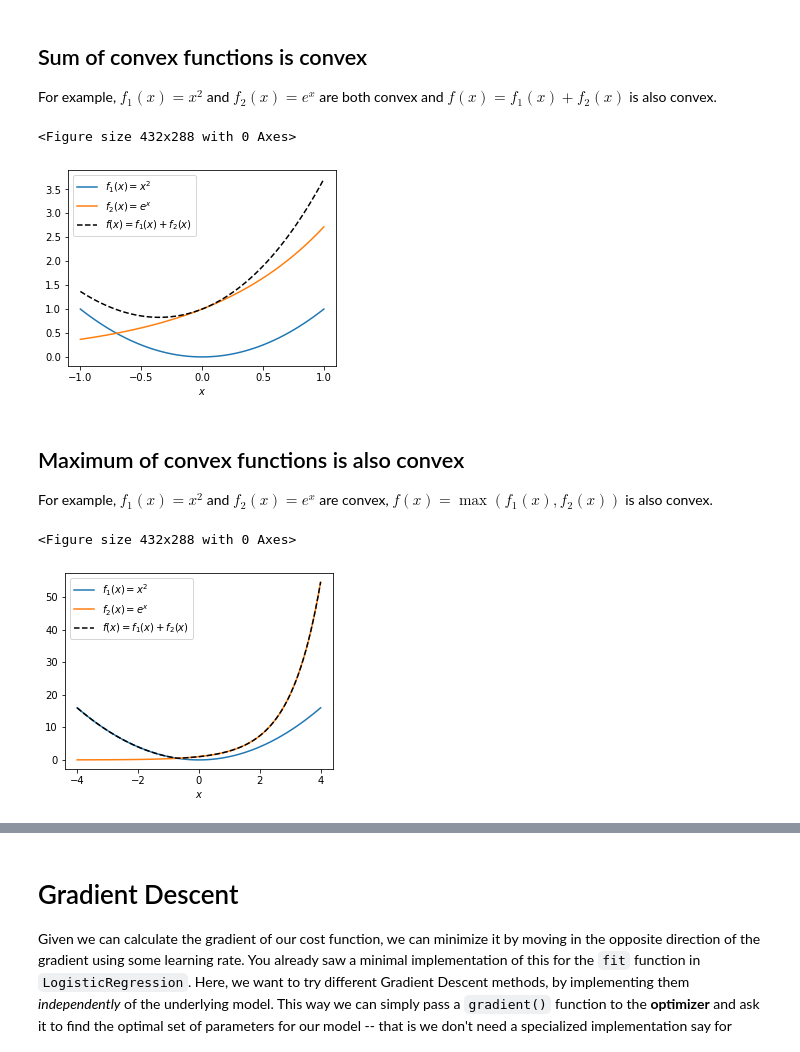
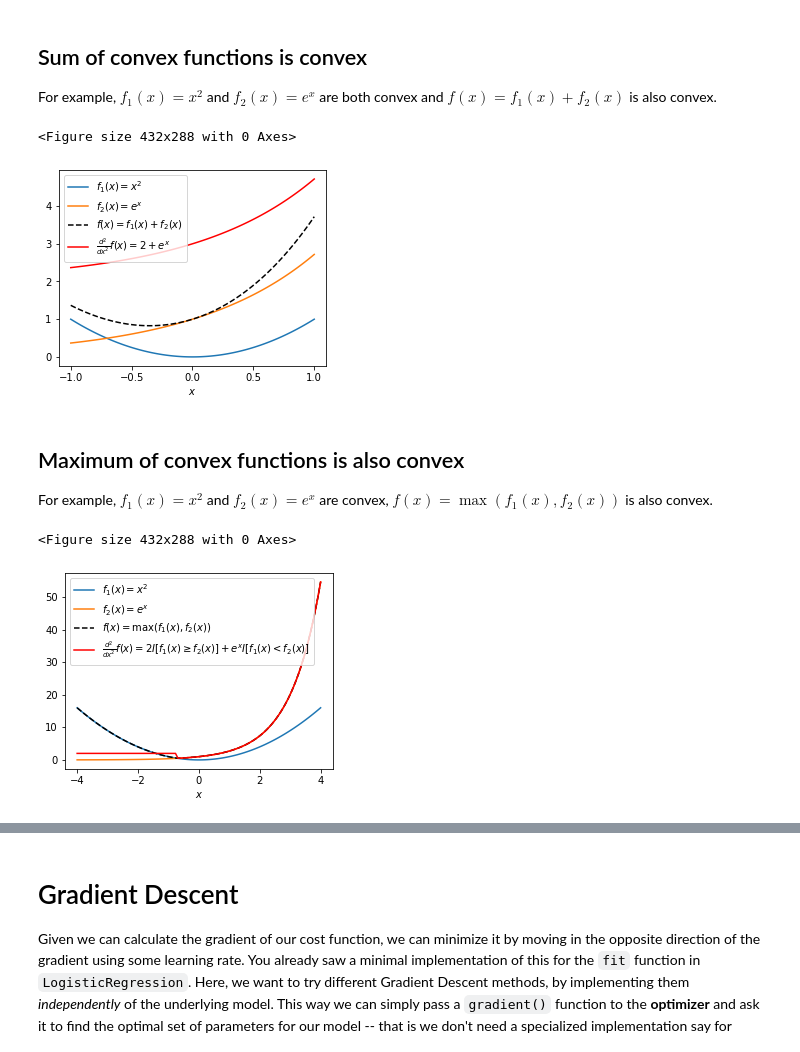
Before and after one commit to yueliyl/gec_intro2ml, a Jupyter notebook: GradientDescent.ipynb, the cells around one changed output, grey strips where cells are left out. Drawn from its saved outputs; the diff is of its cells as text; code cells hidden in the pictures.

```diff
--- a/GradientDescent.ipynb
+++ b/GradientDescent.ipynb
@@ -38,22 +40,24 @@ For example, $f_1(x) = x^2$ and $f_2(x) = e^x$ are both convex and $f(x) = f_1(x
 # %%
 x = np.linspace(-1, 1, 100)
 f1 = np.square(x)
 f2 = np.exp(x)
 f = f1 + f2
+d2fdx2 = 2 + np.exp(x)
 
 plt.clf()
 plt.figure(figsize=(4.8, 3.6))
 plt.plot(x, f1, "-", label="$f_1(x) = x^2$")
 plt.plot(x, f2, "-", label="$f_2(x) = e^x$")
 plt.plot(x, f, "--", label="$f(x) = f_1(x) + f_2(x)$", color='black')
+plt.plot(x, d2fdx2, "-", label="$\\frac{d^2}{dx^2}f(x)=2 + e^x$", color='red')
 plt.xlabel("$x$")
 plt.ylabel("")
 plt.legend()
 # plt.show()
 plt.savefig('sum_of_convex.png', bbox_inches="tight", dpi=300)
 # %% [output]
 <Figure size 432x288 with 0 Axes>
-[figure, old version]
+[figure, new version]
 # %% [markdown]
 ## Maximum of convex functions is also convex
 
@@ -63,12 +67,14 @@ x = np.linspace(-4, 4, 100)
 f1 = np.square(x)
 f2 = np.exp(x)
 f = np.max(np.stack((f1,f2)), axis=0)
+d2fdx2 = 2 * (f1 >= f2) + np.exp(x) * (f1 < f2)
 
 plt.clf()
 plt.figure(figsize=(4.8, 3.6))
 plt.plot(x, f1, "-", label="$f_1(x) = x^2$")
 plt.plot(x, f2, "-", label="$f_2(x) = e^x$")
-plt.plot(x, f, "--", label="$f(x) = f_1(x) + f_2(x)$", color='black')
+plt.plot(x, f, "--", label="$f(x) = \max(f_1(x), f_2(x))$", color='black')
+plt.plot(x, d2fdx2, "-", label="$\\frac{d^2}{dx^2}f(x)=2 I[f_1(x) \geq f_2(x)] + e^x I[f_1(x) < f_2(x)]$", color='red')
 plt.xlabel("$x$")
 plt.ylabel("")
 plt.legend()
@@ -76,4 +82,4 @@ plt.legend()
 plt.savefig('max_of_convex.png', bbox_inches="tight", dpi=300)
 # %% [output]
 <Figure size 432x288 with 0 Axes>
-[figure, old version]
+[figure, new version]
```
Also changed, not shown: parts of 30 cells of this notebook.
